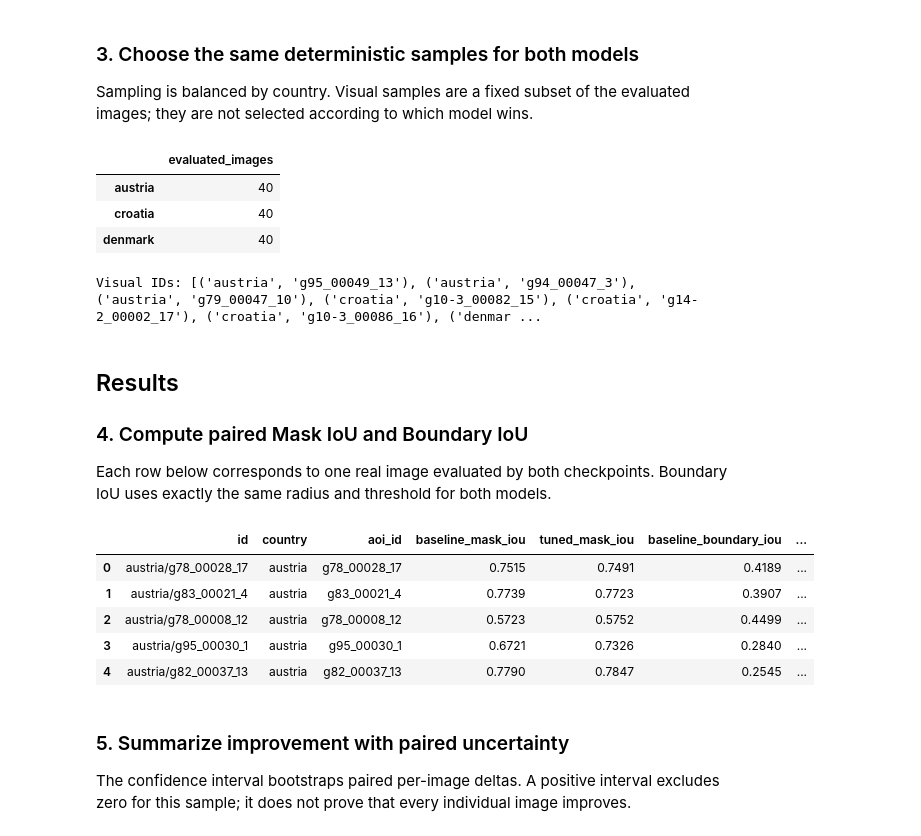
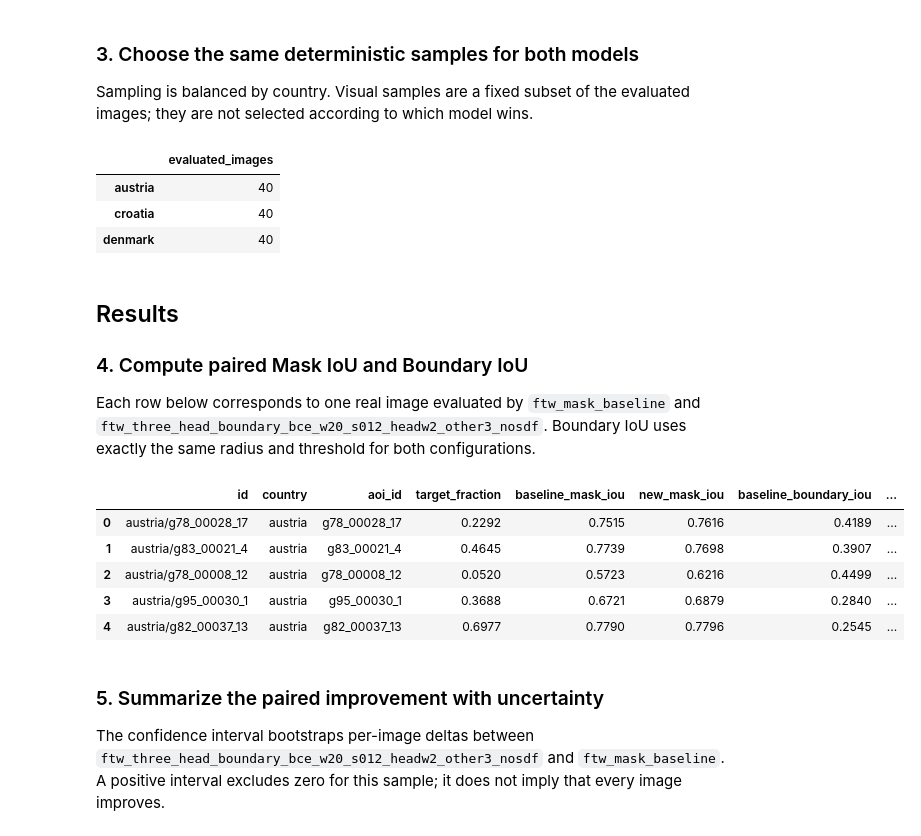
Before and after one commit to ANorouzi1/final_project, a Jupyter notebook: notebooks/03_compare_models_real_images.ipynb, the cells around one changed output. Cells and saved outputs as stored; diff of their text form; code cells hidden in the pictures.

```diff
--- a/notebooks/03_compare_models_real_images.ipynb
+++ b/notebooks/03_compare_models_real_images.ipynb
@@ -54,7 +60,7 @@ if str(PROJECT_ROOT) not in sys.path:
     sys.path.insert(0, str(PROJECT_ROOT))
 
 from src.data_loaders.field_dataset import FTWFieldDataset
-from src.models.unet import DualHeadUNet, MaskOnlyUNet
+from src.models.unet import DualHeadUNet, MaskOnlyUNet, ThreeHeadUNet
 
 SEED = 12
 COUNTRIES = ["austria", "croatia", "denmark"]
@@ -67,9 +73,14 @@ EVAL_SAMPLES_PER_COUNTRY = 40  # None = full test split
 VISUAL_SAMPLES_PER_COUNTRY = 3
 BOOTSTRAP_REPEATS = 5_000
 
+BASELINE_CONFIG = "ftw_mask_baseline"
+DUAL_HEAD_CONFIG = "ftw_dual_head_boundary_bce_w20_s012"
+THREE_HEAD_CONFIG = "ftw_three_head_boundary_bce_w20_s012_headw2_other3_nosdf"
+
 CHECKPOINTS = {
-    "Mask baseline": PROJECT_ROOT / "Saved/ftw_mask_baseline/best_eval_boundary_iou_model.pth",
-    "Boundary BCE w20 s012": PROJECT_ROOT / "Saved/ftw_dual_head_boundary_bce_w20_s012/best_eval_boundary_iou_model.pth",
+    BASELINE_CONFIG: PROJECT_ROOT / "Saved/ftw_mask_baseline/best_eval_boundary_iou_model.pth",
+    DUAL_HEAD_CONFIG: PROJECT_ROOT / "Saved/ftw_dual_head_boundary_bce_w20_s012/best_eval_boundary_iou_model.pth",
+    THREE_HEAD_CONFIG: PROJECT_ROOT / "Saved/ftw_three_head_boundary_bce_w20_s012_headw2_other3_nosdf/best_eval_boundary_iou_model.pth",
 }
 
 random.seed(SEED)
@@ -186,14 +213,6 @@ def balanced_indices(samples, countries, per_country, seed):
 eval_indices = balanced_indices(
     dataset.samples, COUNTRIES, EVAL_SAMPLES_PER_COUNTRY, SEED
 )
-visual_indices = balanced_indices(
-    [dataset.samples[index] for index in eval_indices],
-    COUNTRIES,
-    VISUAL_SAMPLES_PER_COUNTRY,
-    SEED + 1,
-)
-visual_dataset_indices = [eval_indices[index] for index in visual_indices]
-
 evaluation_loader = DataLoader(
     Subset(dataset, eval_indices),
     batch_size=BATCH_SIZE,
@@ -205,20 +224,19 @@ sample_counts = pd.Series(
     [dataset.samples[index][0] for index in eval_indices], name="country"
 ).value_counts().reindex(COUNTRIES).rename("evaluated_images").to_frame()
 display(sample_counts)
-print("Visual IDs:", [dataset.samples[index] for index in visual_dataset_indices])
 # %% [output]
 |  | evaluated_images |
 | austria | 40 |
 | croatia | 40 |
 | denmark | 40 |
-Visual IDs: [('austria', 'g95_00049_13'), ('austria', 'g94_00047_3'), ('austria', 'g79_00047_10'), ('croatia', 'g10-3_00082_15'), ('croatia', 'g14-2_00002_17'), ('croatia', 'g10-3_00086_16'), ('denmar ...
 # %% [markdown]
 ## Results
 
 ### 4. Compute paired Mask IoU and Boundary IoU
 
-Each row below corresponds to one real image evaluated by both checkpoints. Boundary
-IoU uses exactly the same radius and threshold for both models.
+Each row below corresponds to one real image evaluated by `ftw_mask_baseline` and
+`ftw_three_head_boundary_bce_w20_s012_headw2_other3_nosdf`. Boundary IoU uses exactly
+the same radius and threshold for both configurations.
 # %%
 def mask_boundary(mask, radius=2):
     kernel_size = 2 * radius + 1
@@ -243,51 +261,55 @@ def per_image_metrics(prediction, target, radius=2):
         ((boundary_intersection + eps) / (boundary_union + eps)).cpu().numpy(),
     )
 
 
 rows = []
 with torch.inference_mode():
     for batch in evaluation_loader:
         images = batch["image"].to(DEVICE)
         targets = batch["mask"].to(DEVICE) > 0.5
         batch_results = {}
-        for model_name, model in models.items():
+        for model_name, model in evaluation_models.items():
             probabilities = torch.sigmoid(model(images)["mask_logits"])
             predictions = probabilities > THRESHOLD
             batch_results[model_name] = per_image_metrics(
                 predictions, targets, BOUNDARY_RADIUS
             )
+        target_fractions = targets.float().flatten(1).mean(1).cpu().numpy()
         for item_index, sample_id in enumerate(batch["id"]):
             country, aoi_id = sample_id.split("/", 1)
             rows.append({
                 "id": sample_id,
                 "country": country,
                 "aoi_id": aoi_id,
-                "baseline_mask_iou": batch_results["Mask baseline"][0][item_index],
-                "tuned_mask_iou": batch_results["Boundary BCE w20 s012"][0][item_index],
-                "baseline_boundary_iou": batch_results["Mask baseline"][1][item_index],
-                "tuned_boundary_iou": batch_results["Boundary BCE w20 s012"][1][item_index],
+                "target_fraction": target_fractions[item_index],
+                "baseline_mask_iou": batch_results[BASELINE_CONFIG][0][item_index],
+                "new_mask_iou": batch_results[THREE_HEAD_CONFIG][0][item_index],
+                "baseline_boundary_iou": batch_results[BASELINE_CONFIG][1][item_index],
+                "new_boundary_iou": batch_results[THREE_HEAD_CONFIG][1][item_index],
             })
 
 results = pd.DataFrame(rows)
-results["mask_iou_delta"] = results["tuned_mask_iou"] - results["baseline_mask_iou"]
+results["mask_iou_delta"] = results["new_mask_iou"] - results["baseline_mask_iou"]
 results["boundary_iou_delta"] = (
-    results["tuned_boundary_iou"] - results["baseline_boundary_iou"]
+    results["new_boundary_iou"] - results["baseline_boundary_iou"]
 )
 assert results["id"].is_unique
 assert np.isfinite(results.select_dtypes("number")).all().all()
 display(results.head().round(4))
 # %% [output]
-|  | id | country | aoi_id | baseline_mask_iou | tuned_mask_iou | baseline_boundary_iou | ... |
-| 0 | austria/g78_00028_17 | austria | g78_00028_17 | 0.7515 | 0.7491 | 0.4189 | ... |
-| 1 | austria/g83_00021_4 | austria | g83_00021_4 | 0.7739 | 0.7723 | 0.3907 | ... |
-| 2 | austria/g78_00008_12 | austria | g78_00008_12 | 0.5723 | 0.5752 | 0.4499 | ... |
-| 3 | austria/g95_00030_1 | austria | g95_00030_1 | 0.6721 | 0.7326 | 0.2840 | ... |
-| 4 | austria/g82_00037_13 | austria | g82_00037_13 | 0.7790 | 0.7847 | 0.2545 | ... |
+|  | id | country | aoi_id | target_fraction | baseline_mask_iou | new_mask_iou | baseline_boundary_iou | ... |
+| 0 | austria/g78_00028_17 | austria | g78_00028_17 | 0.2292 | 0.7515 | 0.7616 | 0.4189 | ... |
+| 1 | austria/g83_00021_4 | austria | g83_00021_4 | 0.4645 | 0.7739 | 0.7698 | 0.3907 | ... |
+| 2 | austria/g78_00008_12 | austria | g78_00008_12 | 0.0520 | 0.5723 | 0.6216 | 0.4499 | ... |
+| 3 | austria/g95_00030_1 | austria | g95_00030_1 | 0.3688 | 0.6721 | 0.6879 | 0.2840 | ... |
+| 4 | austria/g82_00037_13 | austria | g82_00037_13 | 0.6977 | 0.7790 | 0.7796 | 0.2545 | ... |
 # %% [markdown]
-### 5. Summarize improvement with paired uncertainty
+### 5. Summarize the paired improvement with uncertainty
 
-The confidence interval bootstraps paired per-image deltas. A positive interval excludes
-zero for this sample; it does not prove that every individual image improves.
+The confidence interval bootstraps per-image deltas between
+`ftw_three_head_boundary_bce_w20_s012_headw2_other3_nosdf` and `ftw_mask_baseline`.
+A positive interval excludes zero for this sample; it does not imply that every image
+improves.
 # %%
 def bootstrap_mean_ci(values, repeats=5_000, seed=0):
     values = np.asarray(values, dtype=float)
```
Also changed, not shown: parts of 11 cells of this notebook, 25 other files.
